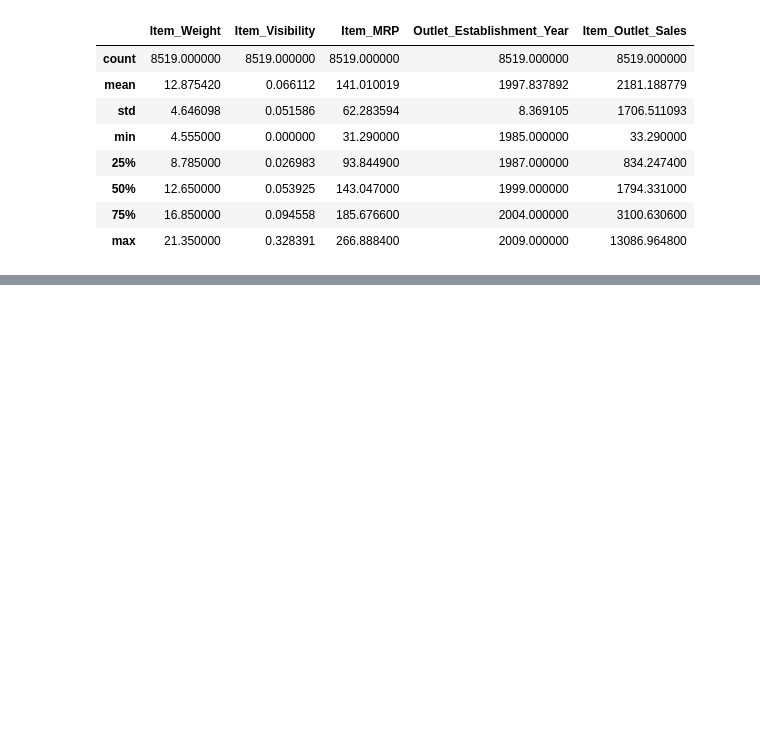
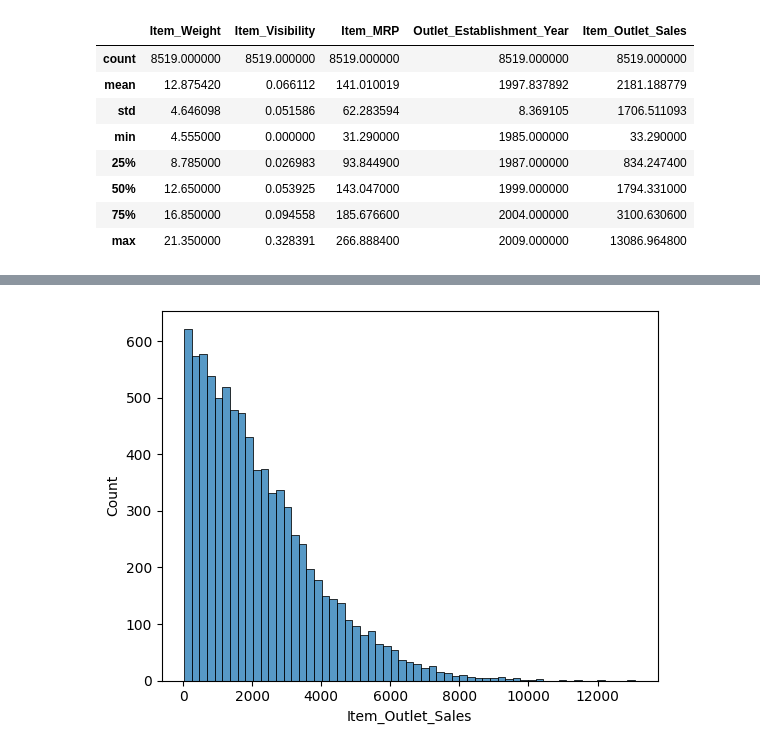
Before and after one commit to ArriazaGonzalo/Prediccion_ventas_P1, a Jupyter notebook: Predicciones_venta_P1.ipynb, the cells around one changed output, grey strips where cells are left out. Drawn from its saved outputs; the diff is of its cells as text; code cells hidden in the pictures; blank space fills up the shorter version.

```diff
--- a/Predicciones_venta_P1.ipynb
+++ b/Predicciones_venta_P1.ipynb
@@ -639,0 +667,4 @@ df.describe()
+# %%
+sns.histplot(data=df, x="Item_Outlet_Sales");
+# %% [output]
+[figure, added]
```
Also changed, not shown: parts of 12 cells of this notebook.
